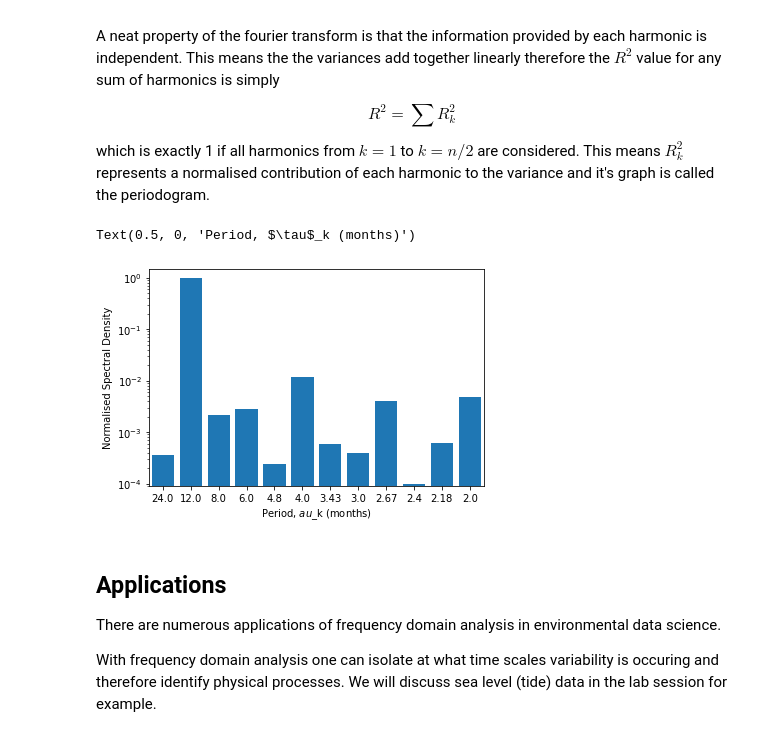
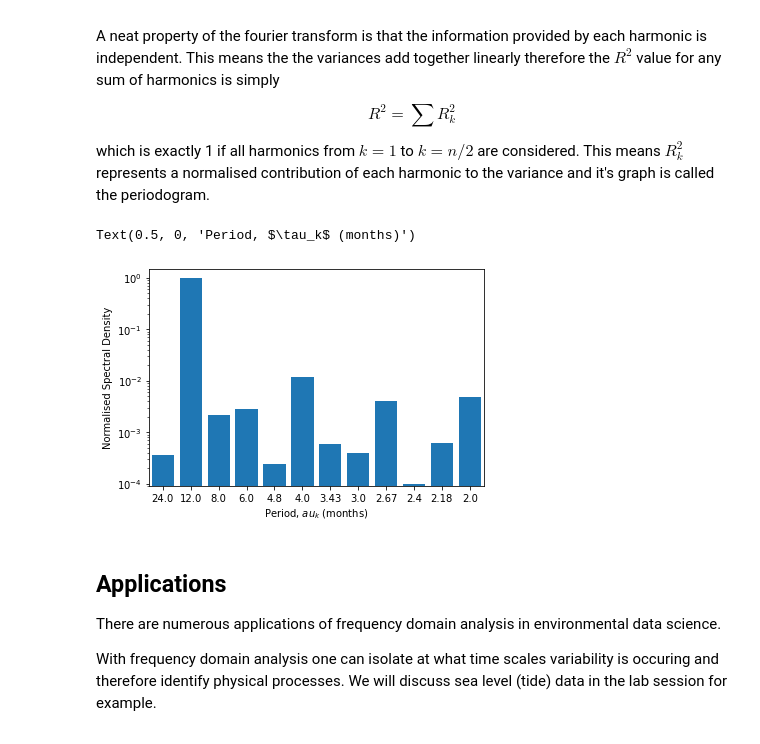
Before and after one commit to janzika/MATH5271, a Jupyter notebook: Lecture 4/MATH5271_2022_T1_Week4Lecture.ipynb, the cells around one changed output. Cells and saved outputs as stored; diff of their text form; code cells hidden in the pictures.

```diff
--- a/Lecture 4/MATH5271_2022_T1_Week4Lecture.ipynb
+++ b/Lecture 4/MATH5271_2022_T1_Week4Lecture.ipynb
@@ -241,11 +242,11 @@ $$ H_k = \frac{n}{2}\sum_{i=1}^{n}y_n\exp^{-i\left(\frac{2\pi i k}{n}\right)} =
 and $i$ is the imaginary unit with $\sqrt{i} = -1$.
 # %%
 ## Use FFT to compute H_k and plot resulting
-Hk = np.fft.rfft(y,n)
+Hk = np.fft.rfft(y,n)/(n/2)
 # Plot each componenent and magnitude
-plt.plot(np.arange(1,Hk.shape[0]),Hk.real[1:(int(n/2)+1)]/(n/2),label='Real (A_k)')
-plt.plot(np.arange(1,Hk.shape[0]),Hk.imag[1:(int(n/2)+1)]/(n/2),label='Imaginary (B_k)')
-plt.plot(np.arange(1,Hk.shape[0]),abs(Hk[1:int(n/2)+1]/(n/2)),label='Magnitude (C_k)')
+plt.plot(np.arange(1,Hk.shape[0]),Hk.real[1:(int(n/2)+1)],label='Real (A_k)')
+plt.plot(np.arange(1,Hk.shape[0]),Hk.imag[1:(int(n/2)+1)],label='Imaginary (B_k)')
+plt.plot(np.arange(1,Hk.shape[0]),abs(Hk[1:int(n/2)+1]),label='Magnitude (C_k)')
 plt.xlabel('Harmonic (k)');plt.ylabel('Degrees Fahrenheit');plt.legend()
 # %% [output]
 <matplotlib.legend.Legend at 0x...>
@@ -266,18 +267,18 @@ which is exactly 1 if all harmonics from $k=1$ to $k=n/2$ are considered. This m
 # %%
 # Calculate variance
 sy2 = y.var()
 # Magnitude of kth harmonic
-C_k = abs(Hk[1:(int(n/2)+1)])/(n/2)
+C_k = abs(Hk[1:(int(n/2)+1)])
 # Plot 'bar graph'
 plt.bar(np.arange(1,int(n/2)+1),(n*C_k**2/(2*(n-1)*sy)))
 plt.yscale('log')
 plt.xticks(np.arange(1,(int(n/2)+1)),np.round(n/np.arange(1,(int(n/2)+1)),2))
 plt.axis([0.5,12.5,0.00009,1.5])
 plt.ylabel('Normalised Spectral Density')
-plt.xlabel('Period, $\tau$_k (months)')
+plt.xlabel('Period, $\tau_k$ (months)')
 # %% [output]
-Text(0.5, 0, 'Period, $\tau$_k (months)')
+Text(0.5, 0, 'Period, $\tau_k$ (months)')
-[figure, old version]
+[figure, new version]
 # %% [markdown]
 ## Applications
 
```
Also changed, not shown: parts of 7 cells of this notebook.
